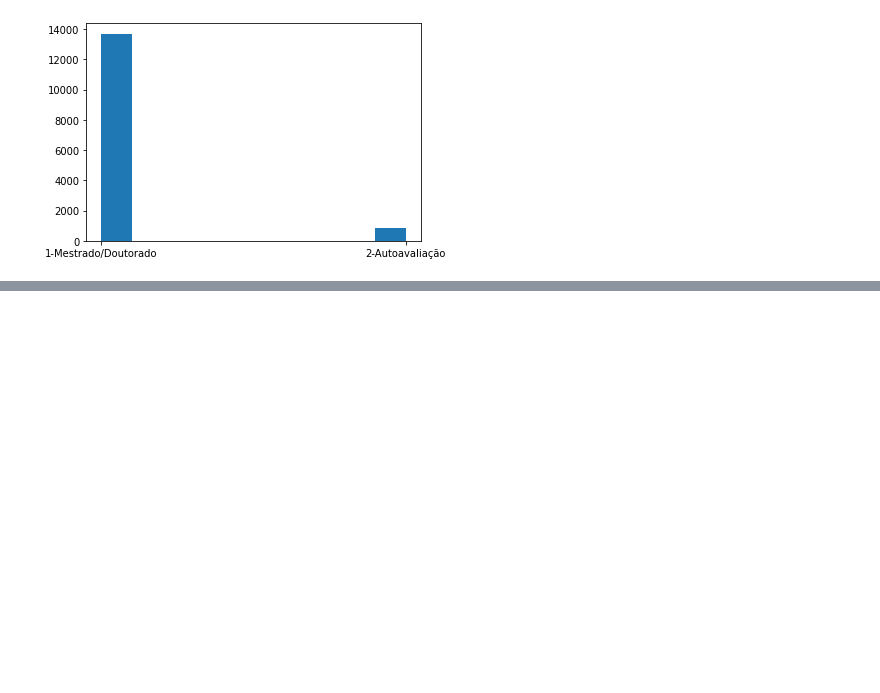
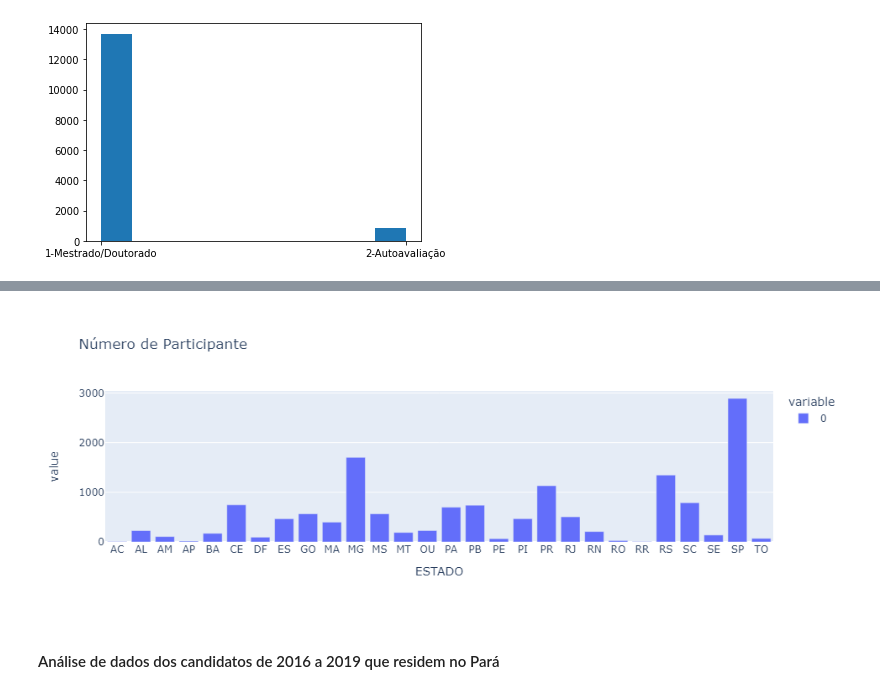
Before and after one commit to jeancarloscc/OrientPOSCOMP-System, a Jupyter notebook: transformacao_v1.ipynb, the cells around one changed output, grey strips where cells are left out. Saved outputs shown, nothing was run; the diff lists cells and outputs as text; code cells hidden in the pictures; blank space fills up the shorter version.

```diff
--- a/transformacao_v1.ipynb
+++ b/transformacao_v1.ipynb
@@ -72,0 +440,12 @@ grafico_estado.show()
+# %%
+estados_brazil = dados_homologacao[['ESTADO']]
+# %%
+freq = estados_brazil.groupby(['ESTADO']).size()
+# %%
+grafico_estadoBrasil = px.bar(freq, title='Número de Participante')
+grafico_estadoBrasil.update_traces(textfont_size=12, textangle=0, textposition="outside", cliponaxis=False)
+grafico_estadoBrasil.show()
+# %% [output]
+[figure, added]
+# %% [markdown]
+#### Análise de dados dos candidatos de 2016 a 2019 que residem no Pará
```
Also changed, not shown: parts of 58 cells of this notebook, 6 other files.
